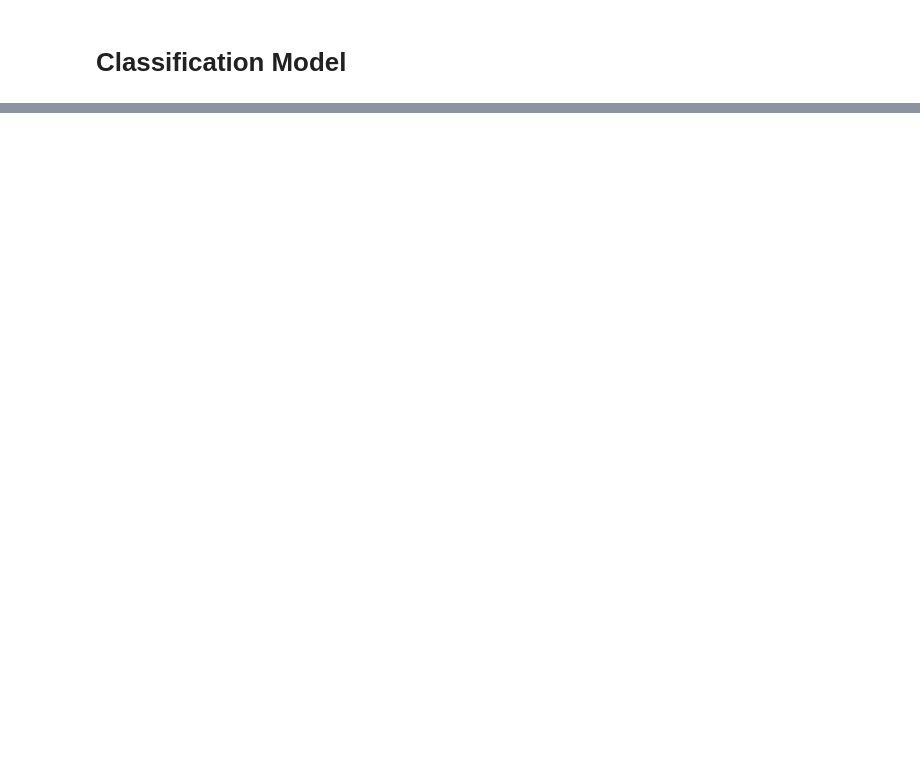
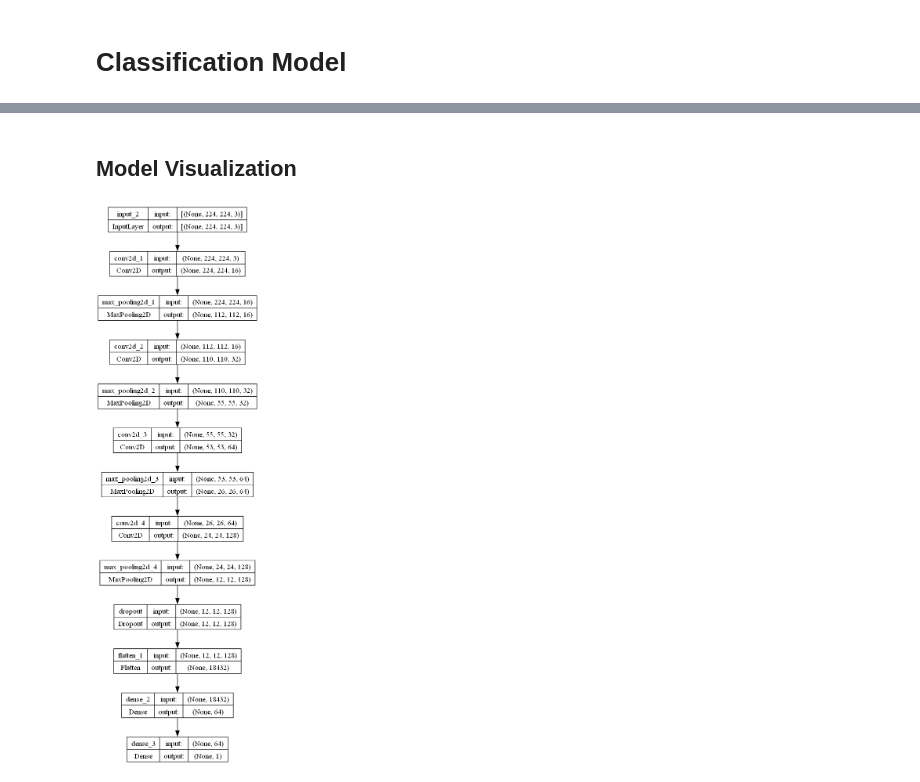
Before and after one commit to akshayyewle/Machine-Vision, a Jupyter notebook: 11 Brain Tumour Detection/Python Notebook.ipynb, the cells around one changed output, grey strips where cells are left out. Saved outputs shown, nothing was run; the diff lists cells and outputs as text; code cells hidden in the pictures; blank space fills up the shorter version.

```diff
--- a/11 Brain Tumour Detection/Python Notebook.ipynb
+++ b/11 Brain Tumour Detection/Python Notebook.ipynb
@@ -230,6 +241,6 @@ from keras.callbacks import ModelCheckpoint, EarlyStopping
 # %%
 Model = Sequential()
-Model.add(InputLayer(shape = (256,256,3)))
+Model.add(InputLayer(input_shape = (224,224,3)))
 
 Model.add(Conv2D(filters=16, kernel_size=(3,3), activation ='relu', padding ='same'))
 Model.add(MaxPooling2D(pool_size=(2,2)))
@@ -246,7 +257,7 @@ Model.add(Dropout(rate=0.25))
 
 Model.add(Flatten())
 Model.add(Dense(units=64, activation ='relu'))
-Model.add(Dropout(rate=0.25))
+# Model.add(Dropout(rate=0.25))
 
 Model.add(Dense(1, activation ='sigmoid'))
 Model.summary()
@@ -282,5 +292,6 @@ Model_CP = ModelCheckpoint(filepath='best_model.keras', monitor='val_loss',save_
 Model_CB = [Model_ES, Model_CP]
 # %%
-Model_History = Model.fit_generator(train_generator, steps_per_epoch=100, epochs=10, verbose=1,
-                    validation_data = validation_generator, validation_steps=50)
+Model_History = Model.fit(Train_Data, steps_per_epoch=50, epochs=10, verbose=1,
+                    validation_data = Val_Data, validation_steps=16)
+Model.save('best_model.h5')
 # %% [output]
@@ -287,0 +318,9 @@ AttributeError: 'Sequential' object has no attribute 'fit_generator'
+# %% [markdown]
+## **Model Visualization**
+# %%
+from IPython.display import Image
+
+keras.utils.plot_model(Model, to_file='CNN2D_Model.png', show_shapes=True)
+Image('CNN2D_Model.png')
+# %% [output]
+[figure, added]
```
Also changed, not shown: parts of 28 cells of this notebook, 3 other files.
